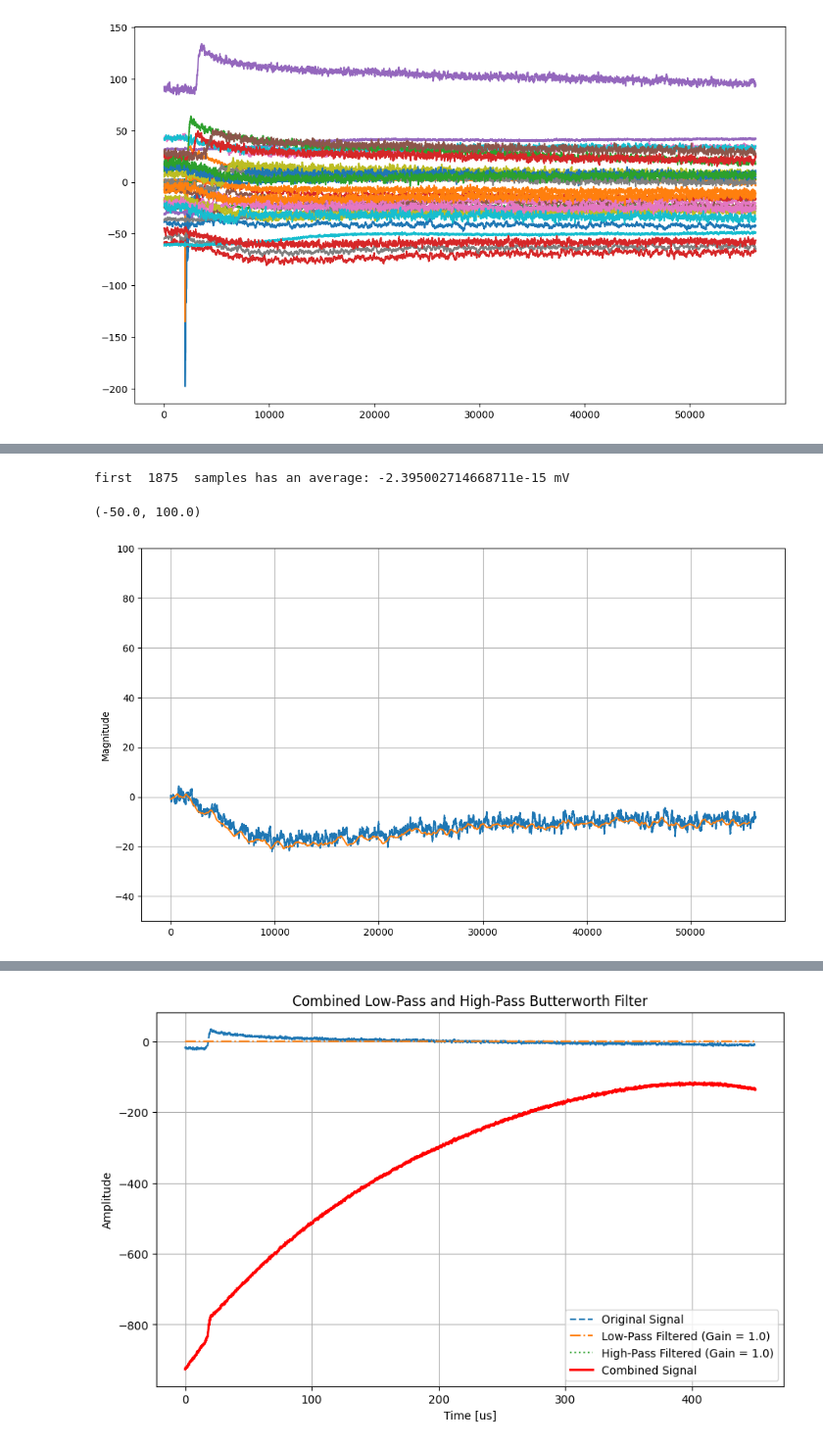
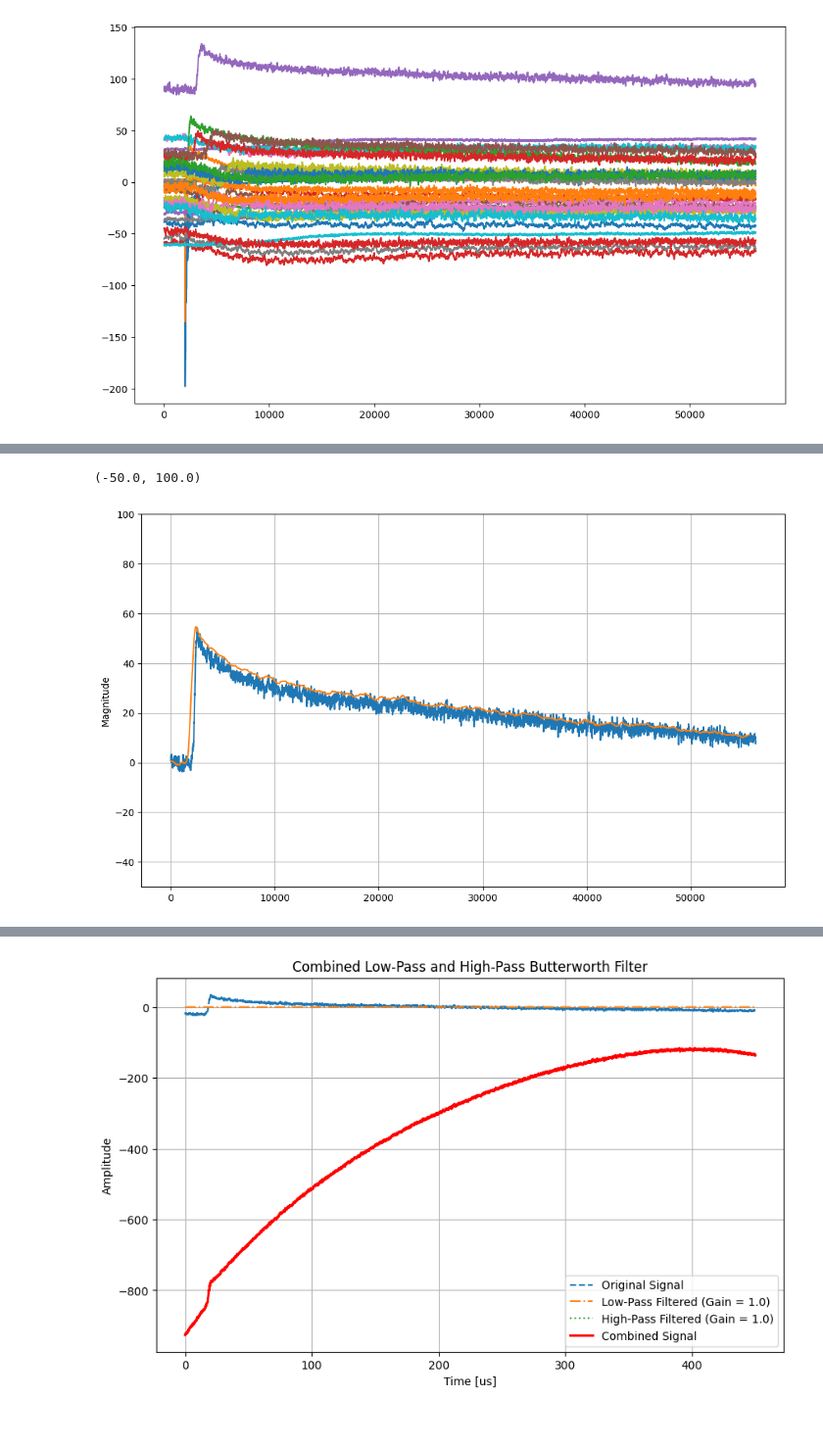
Before and after one commit to Eclipsedclaw/GramsAnalysis, a Jupyter notebook: other/microGRAMS_track_reconstruction_chbych.ipynb, the cells around one changed output, grey strips where cells are left out. Shown at 98% size. Saved outputs shown, nothing was run; the diff lists cells and outputs as text; code cells hidden in the pictures.

```diff
--- a/other/microGRAMS_track_reconstruction_chbych.ipynb
+++ b/other/microGRAMS_track_reconstruction_chbych.ipynb
@@ -99,31 +100,30 @@ first  1875  samples has an average: -47.69722826944987 mV
 # %%
 #Self def shaper function trial
 def GRAMS_shaper(signal, peaking_time, sampling_rate, gain):
     after_integration = []
     for i in range(len(signal)-int(peaking_time*sampling_rate)):
         after_integration.append(gain*np.average(signal[i:i+int(peaking_time*sampling_rate)])/(peaking_time*sampling_rate))
     return after_integration
 
 
 fig, ax = plt.subplots(figsize=(12, 7))
 
 
-temp_corrected_array = baseline_correction(baseline_array = event_data['ch33'].to_numpy())
+temp_corrected_array = baseline_correction(baseline_array = event_data['ch52'].to_numpy())
 #plt.plot(temp_corrected_array)
 
 # Plot the result
 plt.plot(temp_corrected_array)
 
 after_shaper = GRAMS_shaper(signal=temp_corrected_array, peaking_time=5, sampling_rate=125, gain=700)
 
 plt.plot(after_shaper)
 plt.ylabel('Magnitude')
 plt.grid()
 plt.ylim(-50, 100)
 # %% [output]
-first  1875  samples has an average: -2.395002714668711e-15 mV
+(-50.0, 100.0)
-(-50.0, 100.0)
-[figure, old version]
+[figure, new version]
 # %%
 from scipy.signal import butter, lfilter
 from scipy.ndimage import gaussian_filter1d
```
Also changed, not shown: parts of 11 cells of this notebook, 1 other file.
